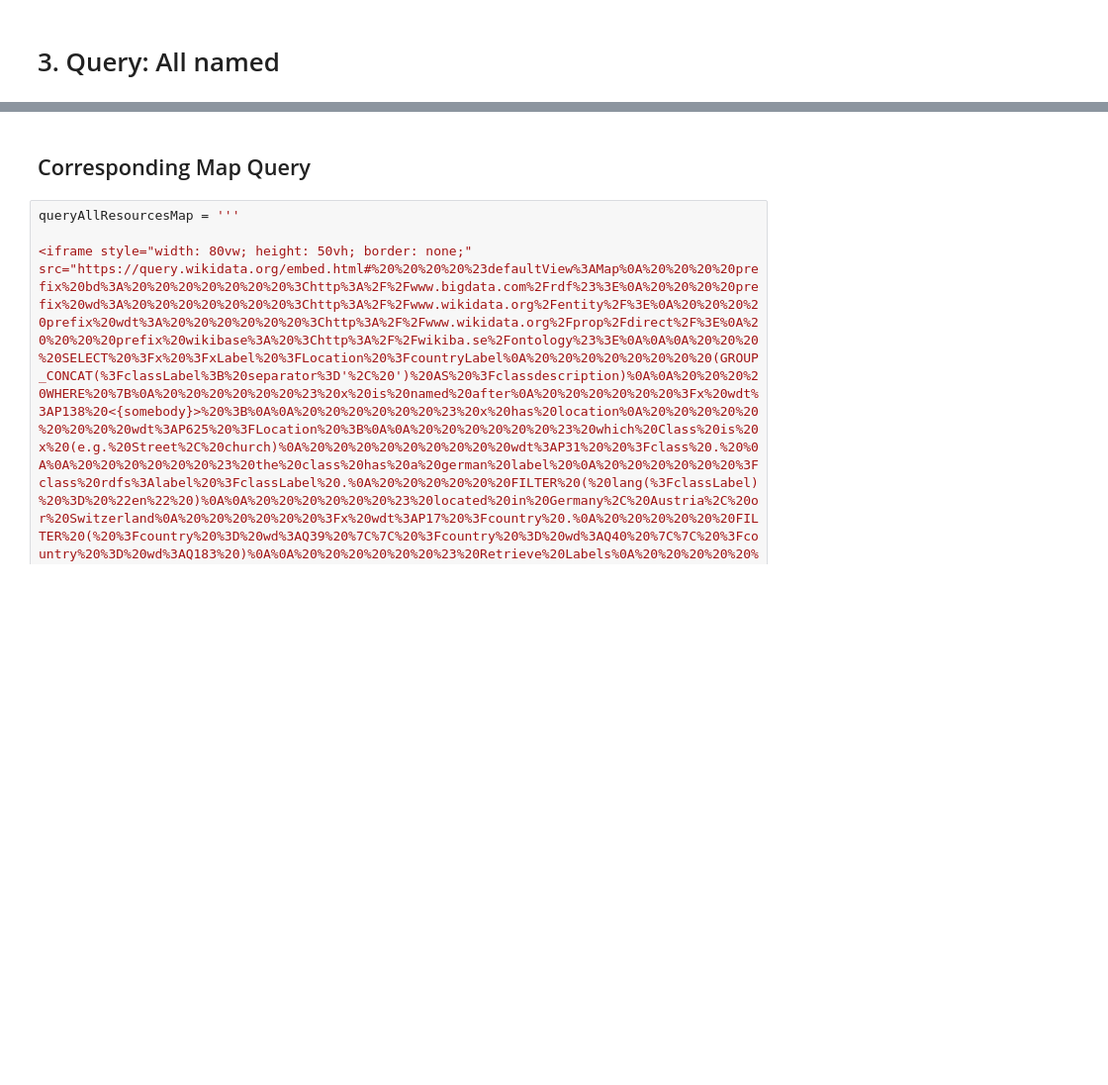
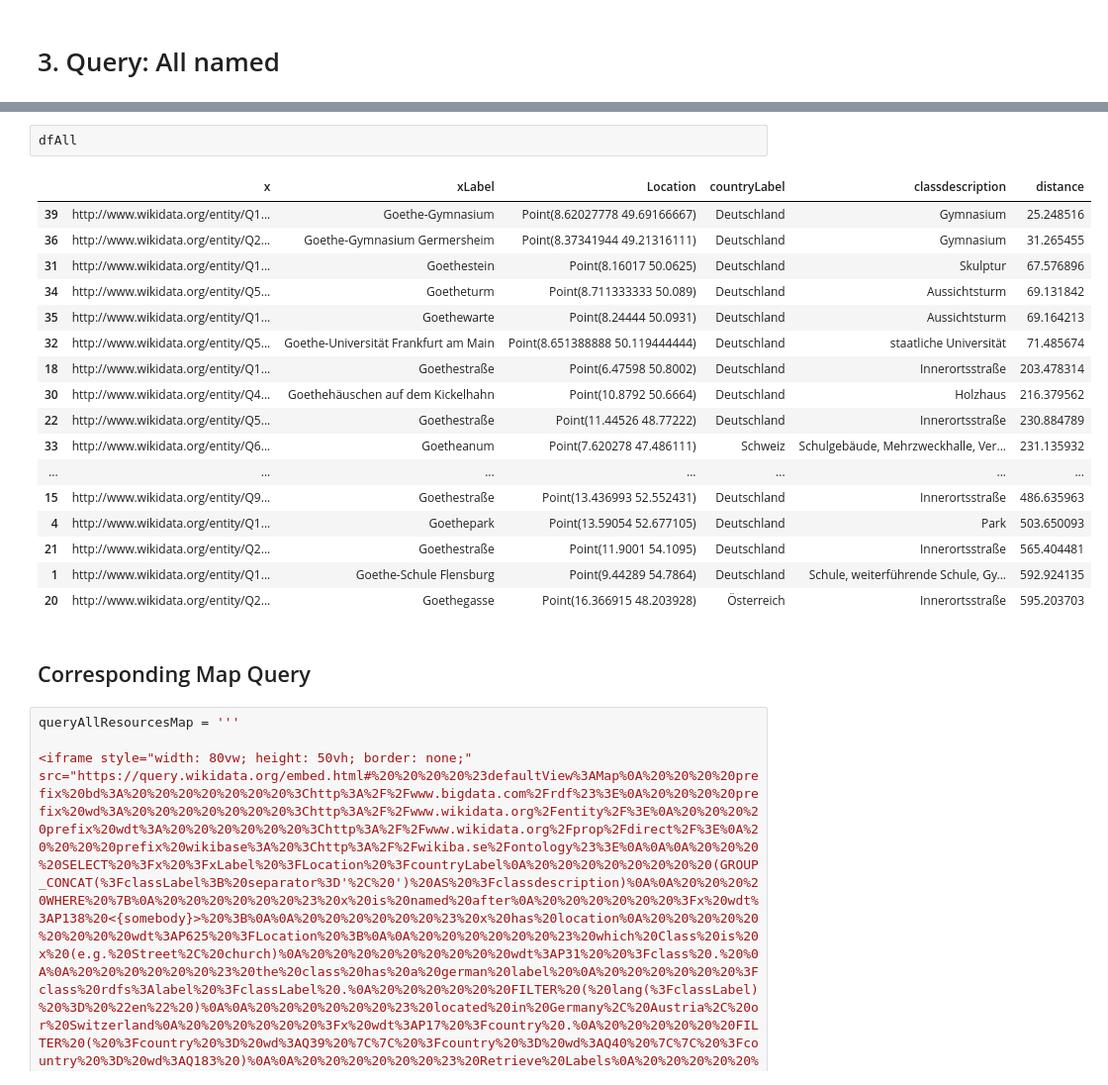
Before and after one commit to sarahsester/swt_project, a Jupyter notebook: query.ipynb, the cells around one changed output, grey strips where cells are left out. Shown at 99% size. Cells and saved outputs as stored; diff of their text form; blank space fills up the shorter version.

```diff
--- a/query.ipynb
+++ b/query.ipynb
@@ -453,3 +466,23 @@ dfAll.head(10)
+# %%
+dfAll
+# %% [output]
+|  | x | xLabel | Location | countryLabel | classdescription | distance |
+| 39 | http://www.wikidata.org/entity/Q1... | Goethe-Gymnasium | Point(8.62027778 49.69166667) | Deutschland | Gymnasium | 25.248516 |
+| 36 | http://www.wikidata.org/entity/Q2... | Goethe-Gymnasium Germersheim | Point(8.37341944 49.21316111) | Deutschland | Gymnasium | 31.265455 |
+| 31 | http://www.wikidata.org/entity/Q1... | Goethestein | Point(8.16017 50.0625) | Deutschland | Skulptur | 67.576896 |
+| 34 | http://www.wikidata.org/entity/Q5... | Goetheturm | Point(8.711333333 50.089) | Deutschland | Aussichtsturm | 69.131842 |
+| 35 | http://www.wikidata.org/entity/Q1... | Goethewarte | Point(8.24444 50.0931) | Deutschland | Aussichtsturm | 69.164213 |
+| 32 | http://www.wikidata.org/entity/Q5... | Goethe-Universität Frankfurt am Main | Point(8.651388888 50.119444444) | Deutschland | staatliche Universität | 71.485674 |
+| 18 | http://www.wikidata.org/entity/Q1... | Goethestraße | Point(6.47598 50.8002) | Deutschland | Innerortsstraße | 203.478314 |
+| 30 | http://www.wikidata.org/entity/Q4... | Goethehäuschen auf dem Kickelhahn | Point(10.8792 50.6664) | Deutschland | Holzhaus | 216.379562 |
+| 22 | http://www.wikidata.org/entity/Q5... | Goethestraße | Point(11.44526 48.77222) | Deutschland | Innerortsstraße | 230.884789 |
+| 33 | http://www.wikidata.org/entity/Q6... | Goetheanum | Point(7.620278 47.486111) | Schweiz | Schulgebäude, Mehrzweckhalle, Ver... | 231.135932 |
+| ... | ... | ... | ... | ... | ... | ... |
+| 15 | http://www.wikidata.org/entity/Q9... | Goethestraße | Point(13.436993 52.552431) | Deutschland | Innerortsstraße | 486.635963 |
+| 4 | http://www.wikidata.org/entity/Q1... | Goethepark | Point(13.59054 52.677105) | Deutschland | Park | 503.650093 |
+| 21 | http://www.wikidata.org/entity/Q2... | Goethestraße | Point(11.9001 54.1095) | Deutschland | Innerortsstraße | 565.404481 |
+| 1 | http://www.wikidata.org/entity/Q1... | Goethe-Schule Flensburg | Point(9.44289 54.7864) | Deutschland | Schule, weiterführende Schule, Gy... | 592.924135 |
+| 20 | http://www.wikidata.org/entity/Q2... | Goethegasse | Point(16.366915 48.203928) | Österreich | Innerortsstraße | 595.203703 |
 # %% [markdown]
 ## Corresponding Map Query
 # %%
```
Also changed, not shown: parts of 12 cells of this notebook.
